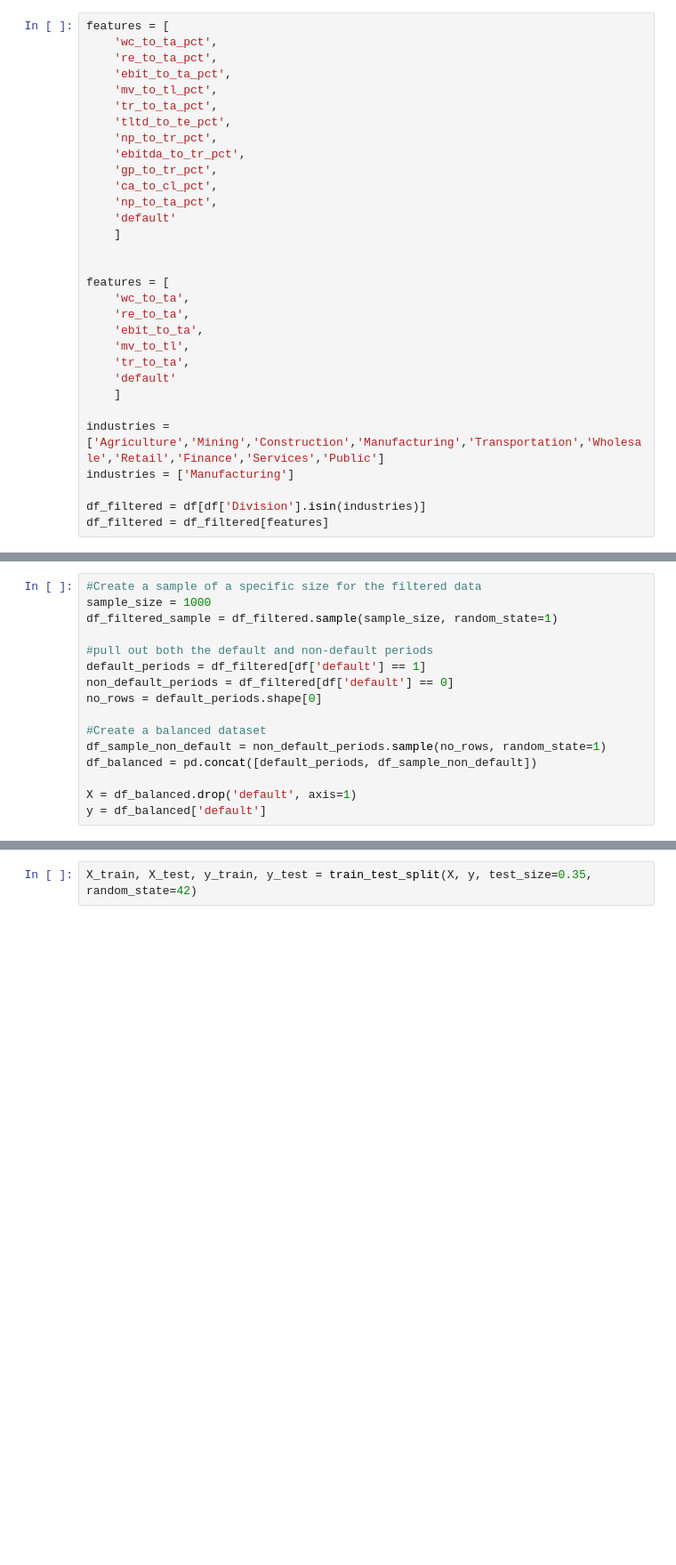
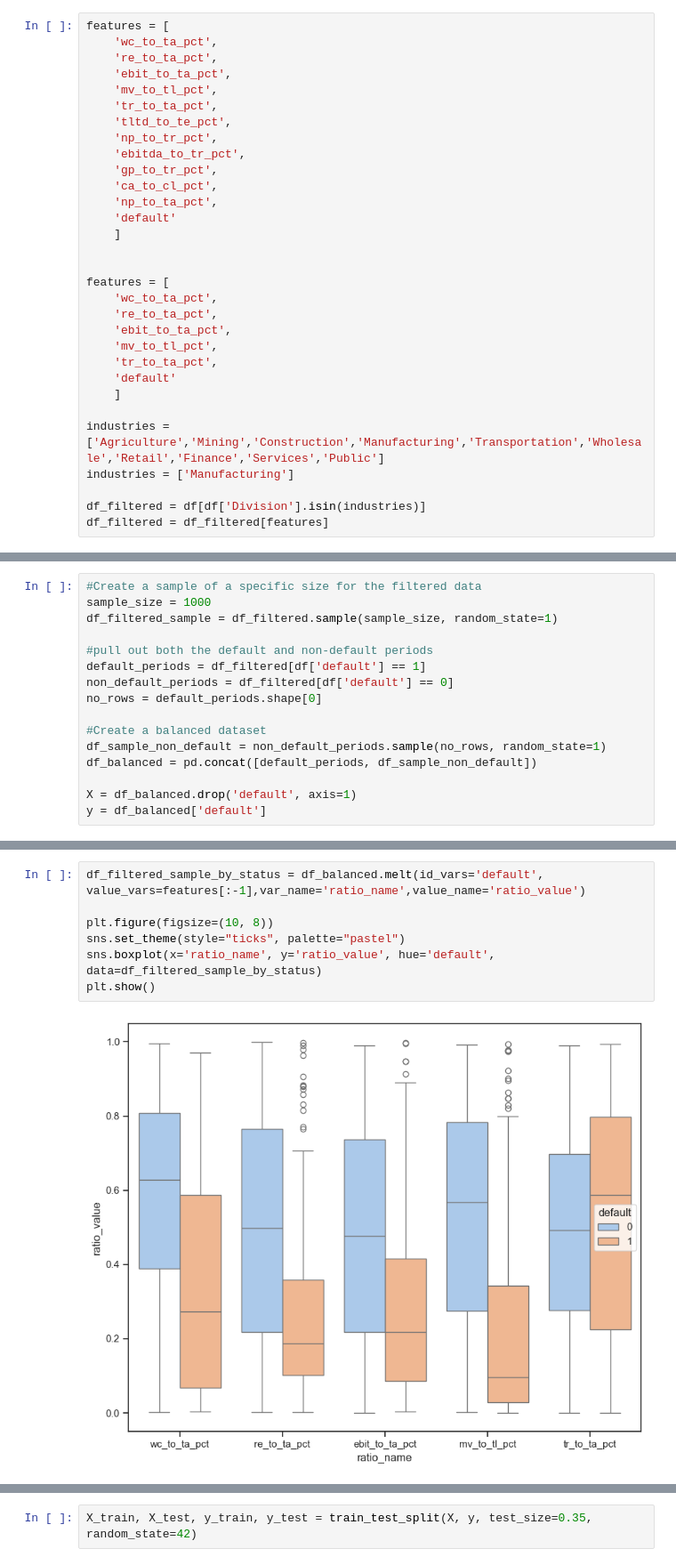
Before and after one commit to adam-datasci/RiskAnalytics, a Jupyter notebook: Bankruptcy Prediction.ipynb, the cells around one changed output, grey strips where cells are left out. Shown: that part at 89% size. Cells and saved outputs as stored; diff of their text form; blank space fills up the shorter version.

```diff
--- a/Bankruptcy Prediction.ipynb
+++ b/Bankruptcy Prediction.ipynb
@@ -33,11 +40,11 @@ features = [
 
 
 features = [
-    'wc_to_ta',
-    're_to_ta',
-    'ebit_to_ta',
-    'mv_to_tl',
-    'tr_to_ta',
+    'wc_to_ta_pct',
+    're_to_ta_pct',
+    'ebit_to_ta_pct',
+    'mv_to_tl_pct',
+    'tr_to_ta_pct',
     'default'
     ]
 
@@ -72 +75,10 @@ X = X.apply(clip_to_percentiles, args=(0.05,0.95), axis=0)
+# %%
+df_filtered_sample_by_status = df_balanced.melt(id_vars='default', value_vars=features[:-1],var_name='ratio_name',value_name='ratio_value')
+
+plt.figure(figsize=(10, 8))
+sns.set_theme(style="ticks", palette="pastel")
+sns.boxplot(x='ratio_name', y='ratio_value', hue='default', data=df_filtered_sample_by_status)
+plt.show()
+# %% [output]
+[figure, added]
 # %%
```
Also changed, not shown: parts of 17 cells of this notebook, 2 other files.
